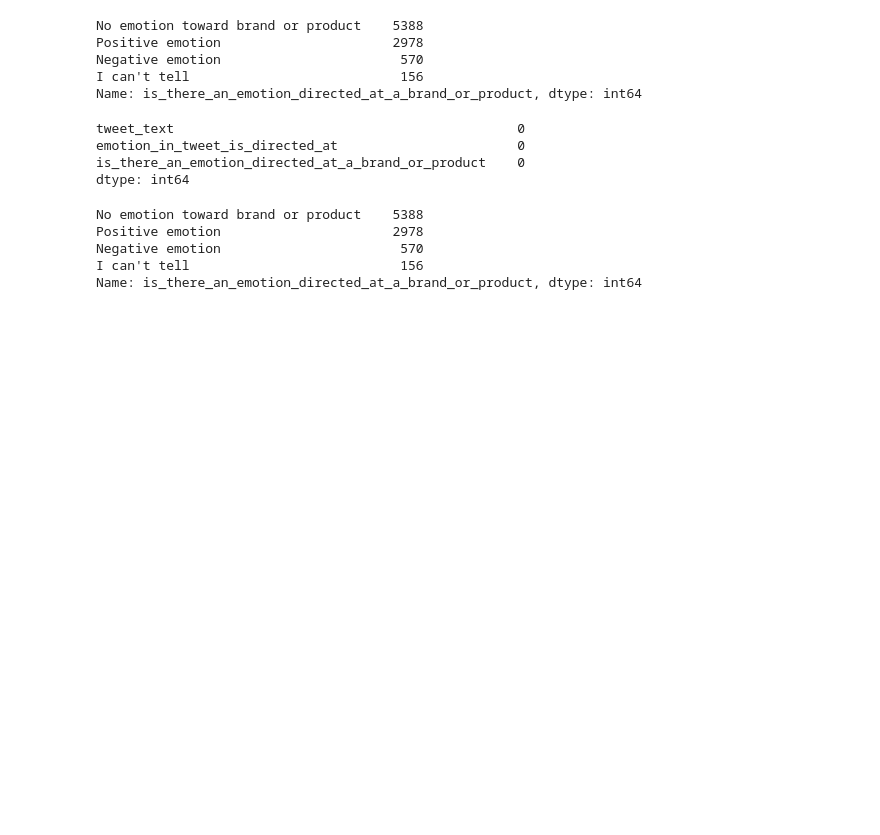
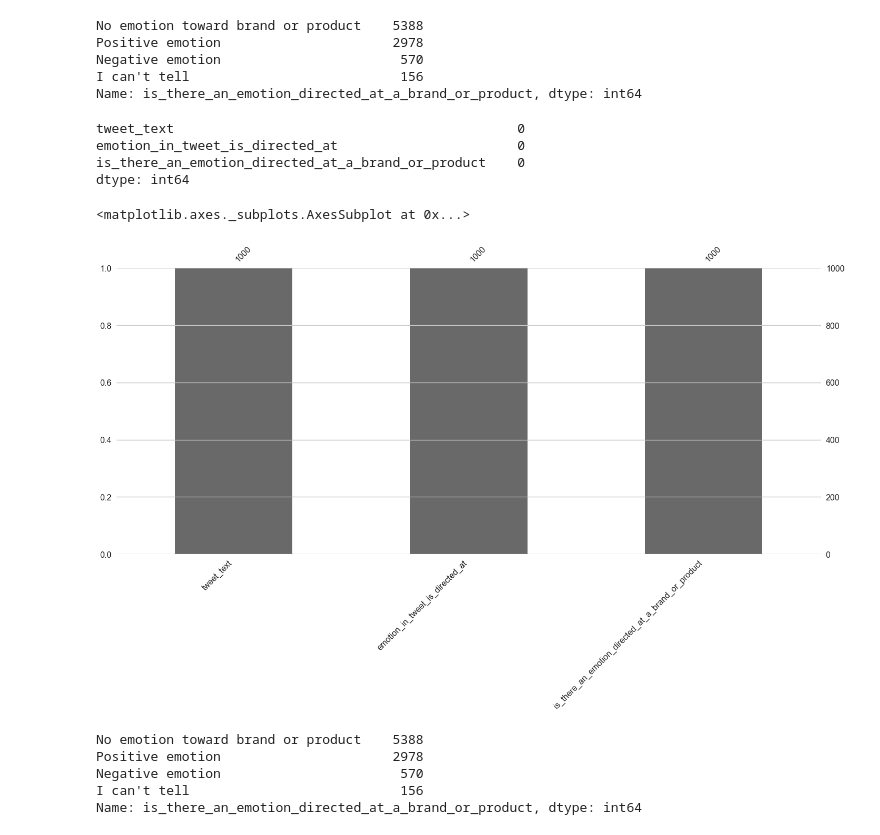
Before and after one commit to MichaelBurak/twitter_apple_sentiment, a Jupyter notebook: twitter_apple_google_sentiment.ipynb, the cells around one changed output. Cells and saved outputs as stored; diff of their text form; code cells hidden in the pictures; blank space fills up the shorter version.

```diff
--- a/twitter_apple_google_sentiment.ipynb
+++ b/twitter_apple_google_sentiment.ipynb
@@ -127,6 +133,11 @@ tweet_text                                            0
 emotion_in_tweet_is_directed_at                       0
 is_there_an_emotion_directed_at_a_brand_or_product    0
 dtype: int64
+# %%
+msno.bar(df.sample(1000))
+# %% [output]
+<matplotlib.axes._subplots.AxesSubplot at 0x...>
+[figure, added]
 # %%
 df.is_there_an_emotion_directed_at_a_brand_or_product.value_counts(dropna=False)
 # %% [output]
```
Also changed, not shown: parts of 29 cells of this notebook.
